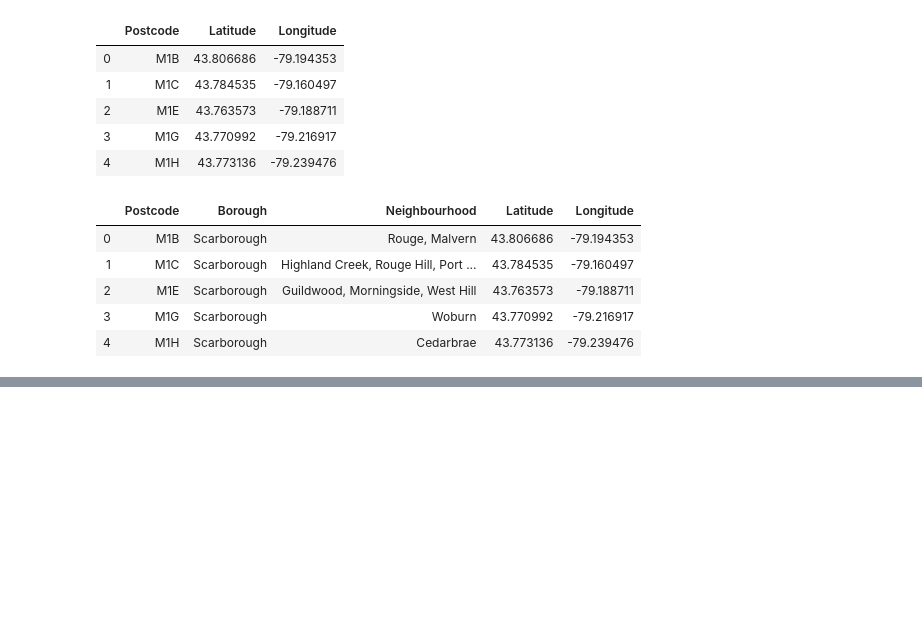
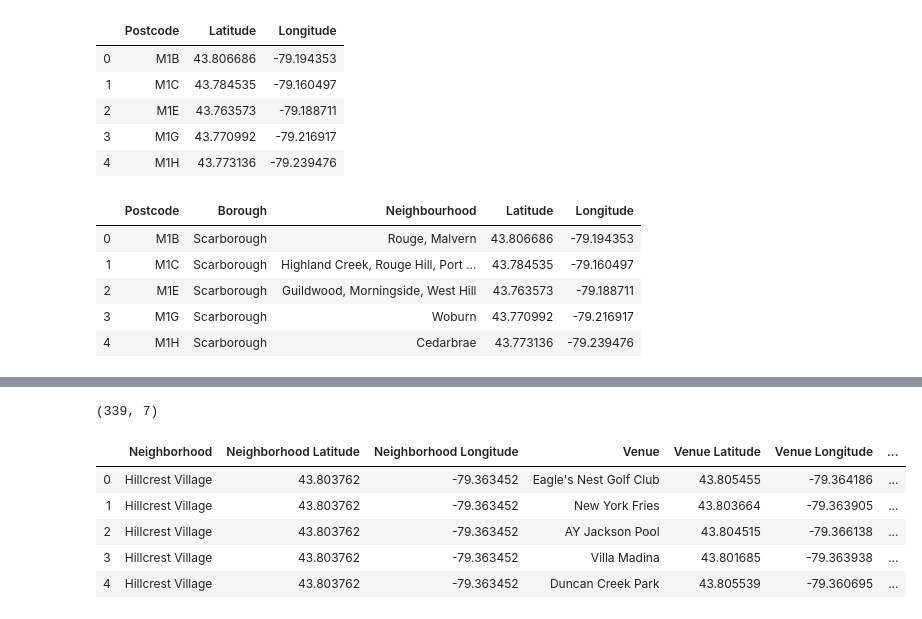
Before and after one commit to ygrynechko/Data_Science_Capstone, a Jupyter notebook: Coursera_Capstone.ipynb, the cells around one changed output, grey strips where cells are left out. Saved outputs shown, nothing was run; the diff lists cells and outputs as text; code cells hidden in the pictures; blank space fills up the shorter version.

```diff
--- a/Coursera_Capstone.ipynb
+++ b/Coursera_Capstone.ipynb
@@ -88,0 +296,11 @@ toronto_final.head()
+# %%
+print(york_venues.shape)
+york_venues.head()
+# %% [output]
+(339, 7)
+|  | Neighborhood | Neighborhood Latitude | Neighborhood Longitude | Venue | Venue Latitude | Venue Longitude | ... |
+| 0 | Hillcrest Village | 43.803762 | -79.363452 | Eagle's Nest Golf Club | 43.805455 | -79.364186 | ... |
+| 1 | Hillcrest Village | 43.803762 | -79.363452 | New York Fries | 43.803664 | -79.363905 | ... |
+| 2 | Hillcrest Village | 43.803762 | -79.363452 | AY Jackson Pool | 43.804515 | -79.366138 | ... |
+| 3 | Hillcrest Village | 43.803762 | -79.363452 | Villa Madina | 43.801685 | -79.363938 | ... |
+| 4 | Hillcrest Village | 43.803762 | -79.363452 | Duncan Creek Park | 43.805539 | -79.360695 | ... |
```
Also changed, not shown: parts of 40 cells of this notebook.
